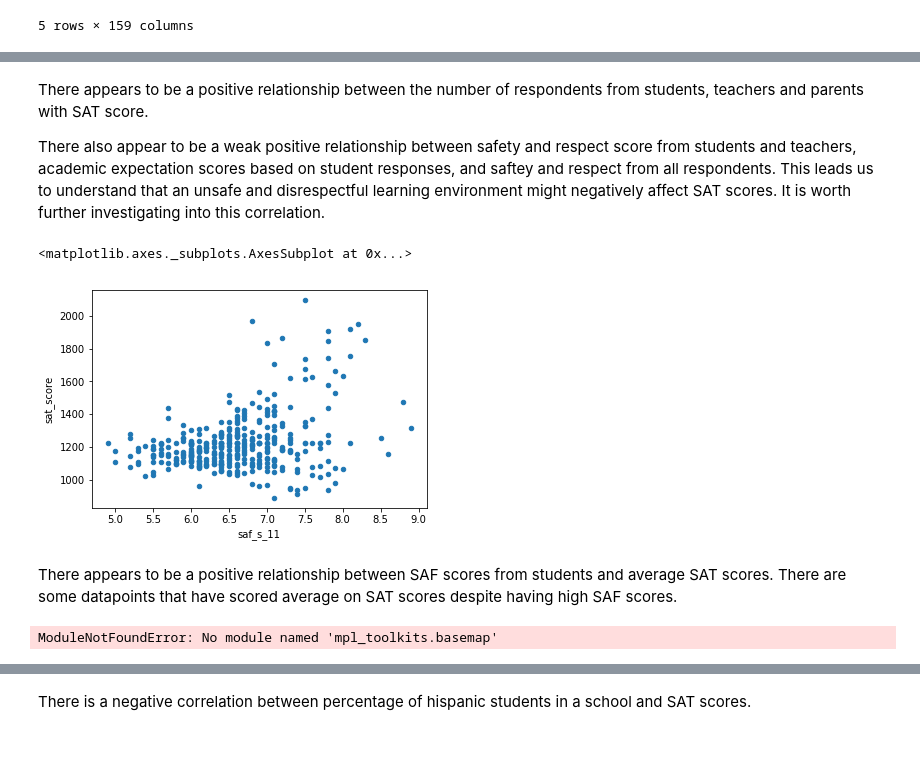
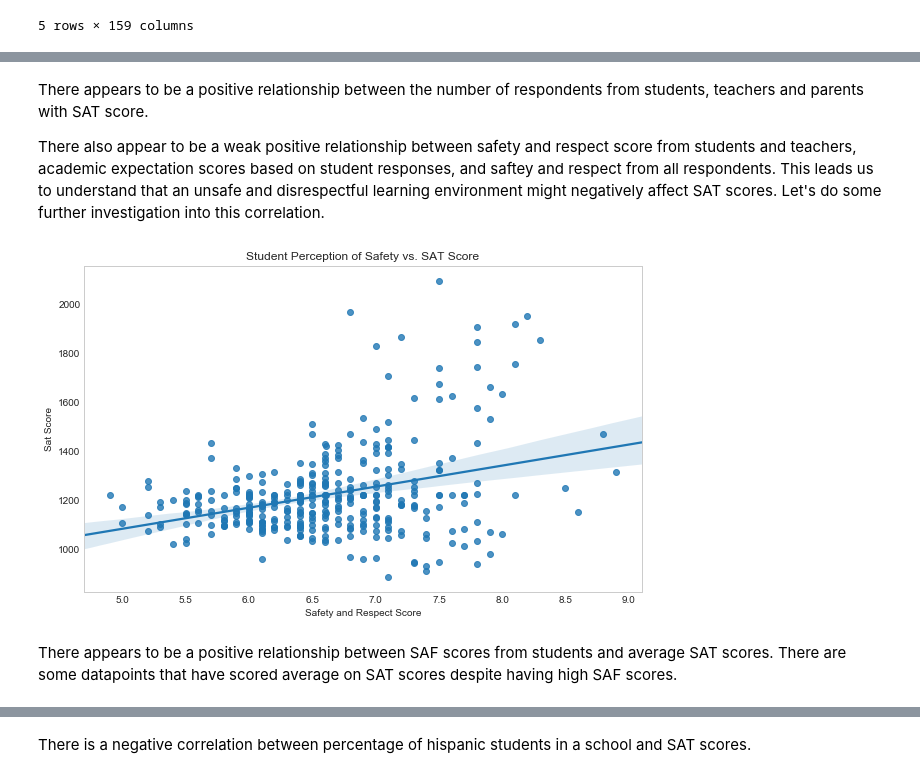
Before and after one commit to EngineBae/NYC-highschool-data, a Jupyter notebook: Schools.ipynb, the cells around one changed output, grey strips where cells are left out. Cells and saved outputs as stored; diff of their text form; code cells hidden in the pictures; blank space fills up the shorter version.

```diff
--- a/Schools.ipynb
+++ b/Schools.ipynb
@@ -282,0 +352,8 @@ http://pandas.pydata.org/pandas-docs/stable/indexing.html#deprecate-loc-reindex-
+# %%
+sns.set_style('whitegrid')
+correlations = combined.corr()
+correlations = correlations["sat_score"]
+ax = correlations[survey_fields].sort_values().plot.barh(figsize=(12,8), color='turquoise')
+ax.set(title='Correlations Between Sat Scores and Responses from the Survey',
+      xlabel='Correlation', ylabel='Survey Fields')
+ax.grid(False)
@@ -283,23 +368,15 @@ http://pandas.pydata.org/pandas-docs/stable/indexing.html#deprecate-loc-reindex-
 # %% [markdown]
 There appears to be a positive relationship between the number of respondents from students, teachers and parents with SAT score.
 
-There also appear to be a weak positive relationship between safety and respect score from students and teachers, academic expectation scores based on student responses, and saftey and respect from all respondents. This leads us to understand that an unsafe and disrespectful learning environment might negatively affect SAT scores. It is worth further investigating into this correlation.
+There also appear to be a weak positive relationship between safety and respect score from students and teachers, academic expectation scores based on student responses, and saftey and respect from all respondents. This leads us to understand that an unsafe and disrespectful learning environment might negatively affect SAT scores. Let's do some further investigation into this correlation.
 # %%
 #creating a scatter plot of safety and respect scores from students and SAT score.
-combined.plot.scatter(x="saf_s_11", y="sat_score")
+plt.figure(figsize=(10,6))
+ax = sns.regplot(x="saf_s_11", y="sat_score", data=combined)
+ax.set(title='Student Perception of Safety vs. SAT Score', ylabel='Sat Score',
+      xlabel='Safety and Respect Score')
+ax.grid(False)
 # %% [output]
-<matplotlib.axes._subplots.AxesSubplot at 0x...>
-[figure, old version]
+[figure, new version]
 # %% [markdown]
 There appears to be a positive relationship between SAF scores from students and average SAT scores. There are some datapoints that have scored average on SAT scores despite having high SAF scores.
-# %%
-#mapping out safety scores
-import matplotlib.pyplot as plt
-from mpl_toolkits.basemap import Basemap
-
-#computing the average safety score for each district
-districts = combined.groupby("school_dist").agg(np.mean)
-districts.reset_index(inplace=True)
-districts.head()
-# %% [output]
-ModuleNotFoundError: No module named 'mpl_toolkits.basemap'
```
Also changed, not shown: parts of 44 cells of this notebook.
